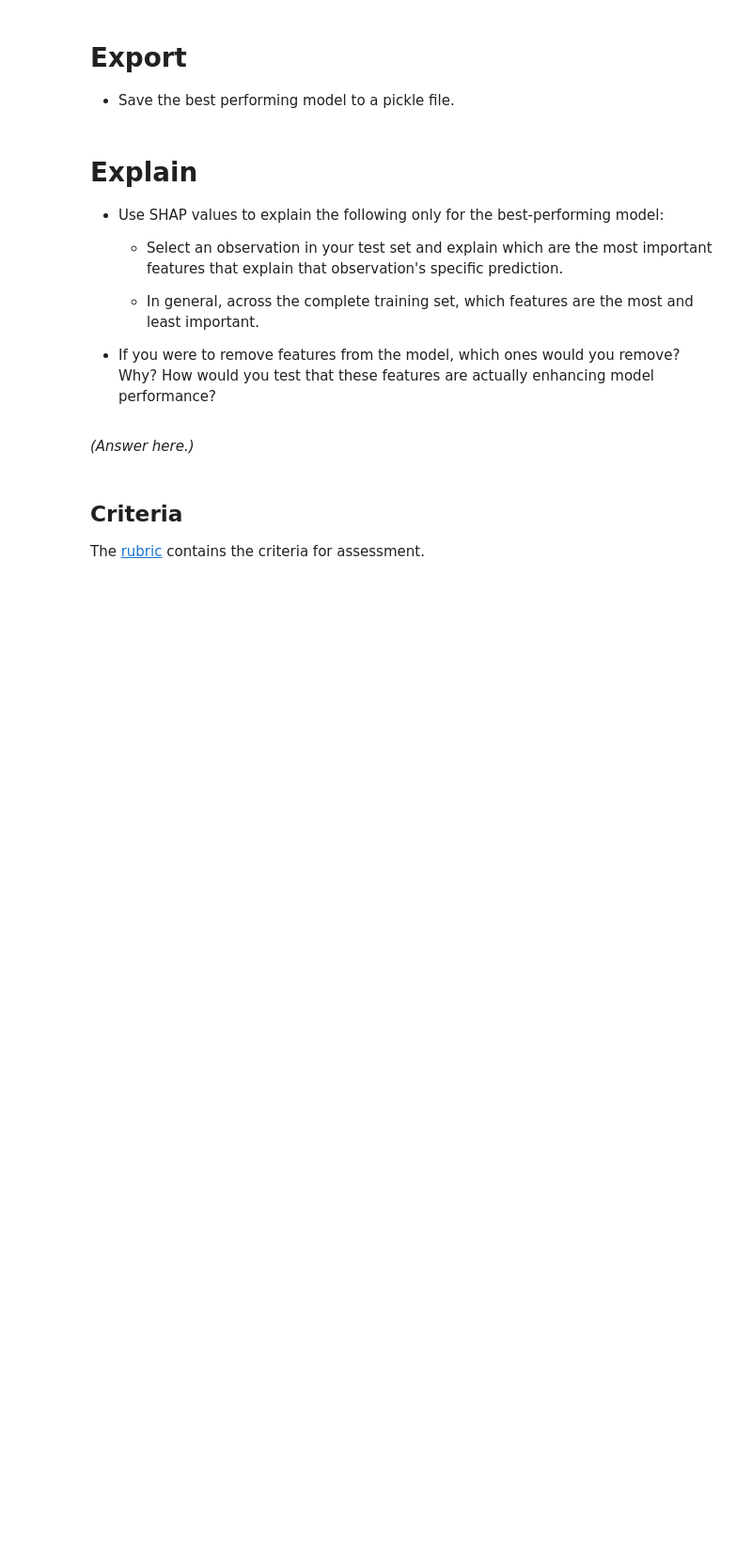
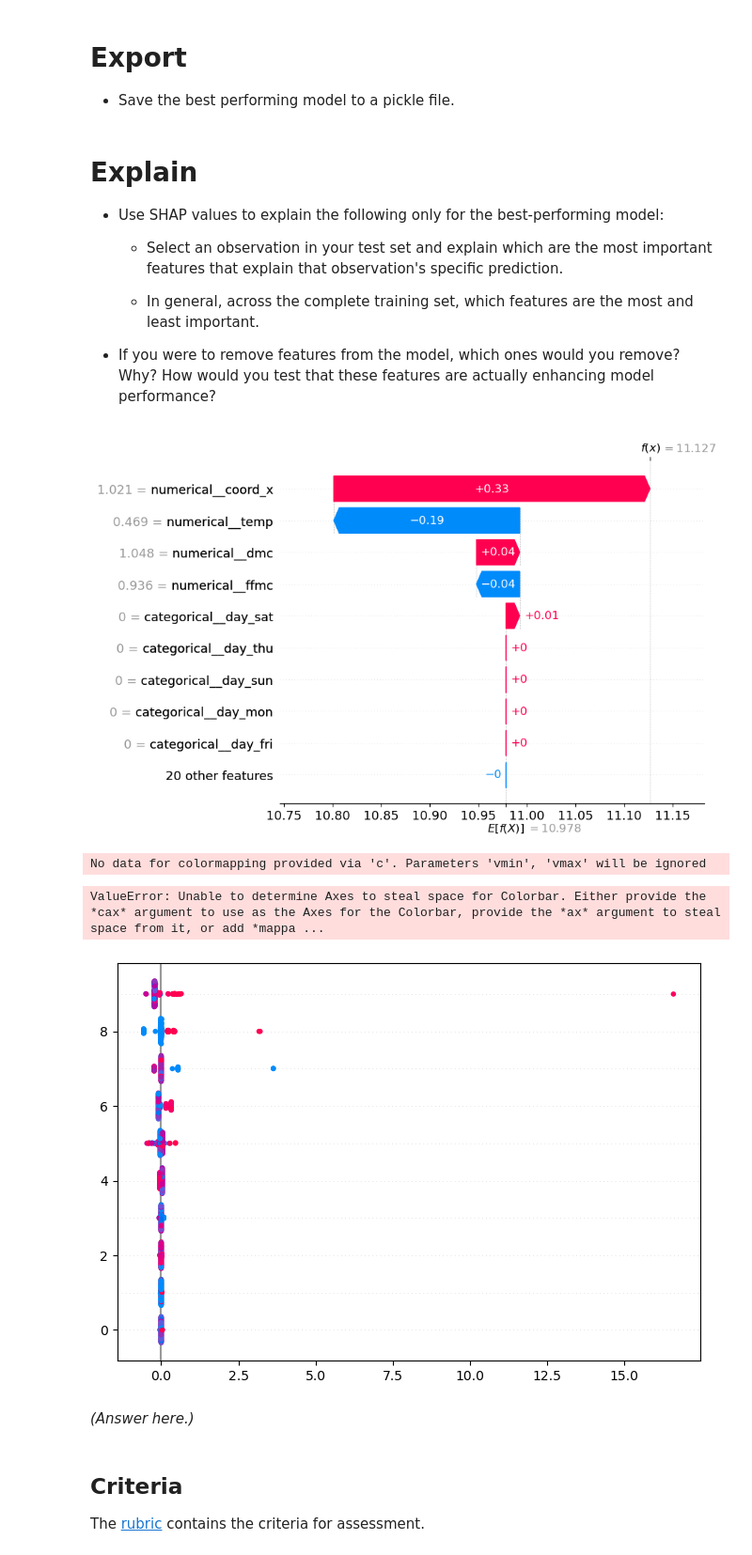
Before and after one commit to ayaAllan/production, a Jupyter notebook: 02_activities/assignments/assignment_2.ipynb, the cells around one changed output. Shown at 94% size. Cells and saved outputs as stored; diff of their text form; code cells hidden in the pictures; blank space fills up the shorter version.

```diff
--- a/02_activities/assignments/assignment_2.ipynb
+++ b/02_activities/assignments/assignment_2.ipynb
@@ -215,0 +243,12 @@ Create a [model pipeline](https://scikit-learn.org/stable/modules/generated/skle
+# %%
+param_grid_sgdr = {
+    'baseline_model__max_iter': [100, 1000, 10000, 100000],
+    'baseline_model__penalty': ['l1', 'l2', 'elasticnet'],
+    'baseline_model__learning_rate': ['optimal', 'constant', 'invscaling', 'adaptive']
+}
+
+param_grid_gradbr = {
+    'advanced_model__n_estimators': [20, 50, 70, 100],
+    'advanced_model__learning_rate': [0.1, 0.05, 0.01, 0.005],
+    'advanced_model__max_depth': [3, 6, 9]
+}
@@ -215,0 +292,5 @@ Create a [model pipeline](https://scikit-learn.org/stable/modules/generated/skle
+# %%
+search_a.fit(X_train, y_train)
+search_b.fit(X_train, y_train)
+search_c.fit(X_train, y_train)
+search_d.fit(X_train, y_train)
@@ -221,6 +378,13 @@ Create a [model pipeline](https://scikit-learn.org/stable/modules/generated/skle
 # Export
 
 + Save the best performing model to a pickle file.
+# %%
+import pickle
+
+best_pipeline = search_c.best_estimator_
+
+with open('preproc1_gradboost.pkl', 'wb') as f:
+    pickle.dump(best_pipeline, f)
 # %% [markdown]
 # Explain
 
@@ -231,6 +395,32 @@ Create a [model pipeline](https://scikit-learn.org/stable/modules/generated/skle
     - In general, across the complete training set, which features are the most and least important.
 
 + If you were to remove features from the model, which ones would you remove? Why? How would you test that these features are actually enhancing model performance?
+# %%
+import shap
+import numpy as np
+
+np.bool = bool
+preprocessor = best_pipeline.named_steps['preproc1']
+model = best_pipeline.named_steps['advanced_model']
+
+data_transform = preprocessor.transform(X_test)
+
+explainer = shap.explainers.Tree(
+    model,
+    data_transform,
+    feature_names = preprocessor.get_feature_names_out()
+)
+
+shap_values = explainer(data_transform)
+# %%
+shap.plots.waterfall(shap_values[1], max_display=10)
+shap.plots.bar(shap_values, max_display=10)
+shap.plots.beeswarm(shap_values)
+# %% [output]
+[figure, added]
+No data for colormapping provided via 'c'. Parameters 'vmin', 'vmax' will be ignored
+ValueError: Unable to determine Axes to steal space for Colorbar. Either provide the *cax* argument to use as the Axes for the Colorbar, provide the *ax* argument to steal space from it, or add *mappa ...
+[figure, added]
 # %% [markdown]
 *(Answer here.)*
 # %% [markdown]
```
Also changed, not shown: parts of 14 cells of this notebook, 1 other file.
